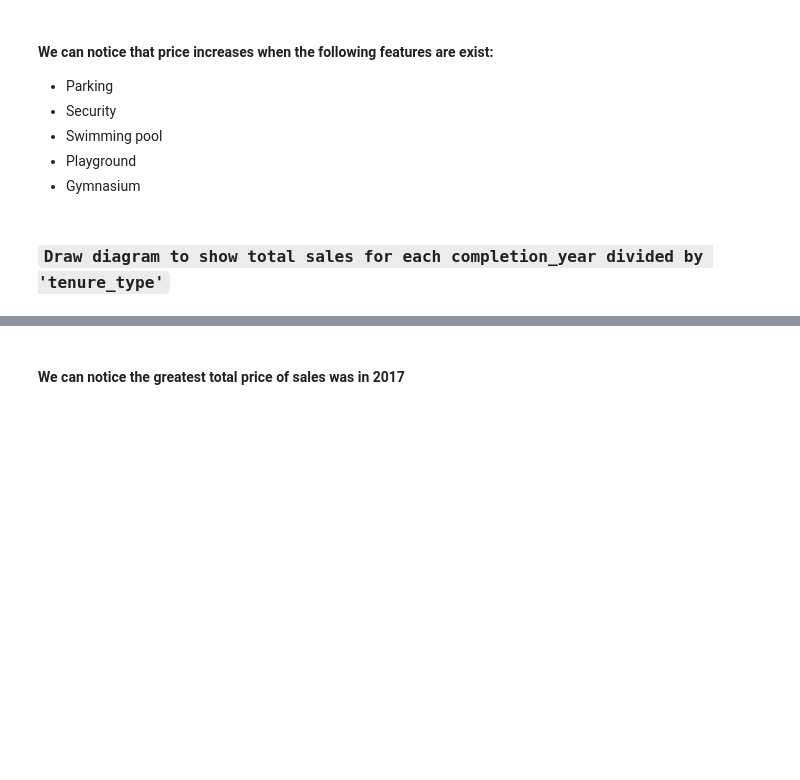
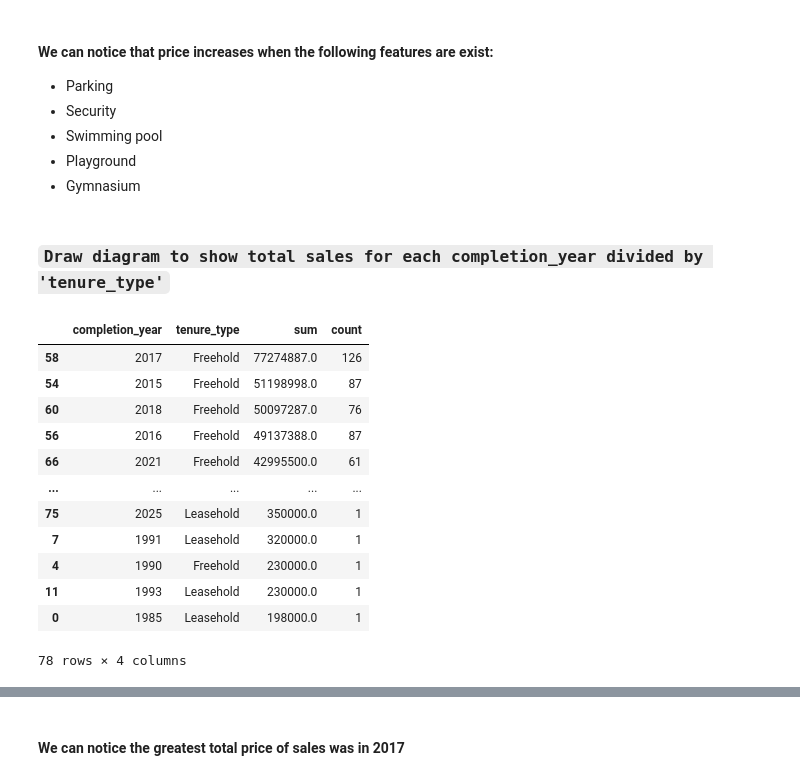
Before and after one commit to aahmedsherif/FinalProject, a Jupyter notebook: script.ipynb, the cells around one changed output, grey strips where cells are left out. Saved outputs shown, nothing was run; the diff lists cells and outputs as text; code cells hidden in the pictures; blank space fills up the shorter version.

```diff
--- a/script.ipynb
+++ b/script.ipynb
@@ -517,6 +517,21 @@ draw_histplots_for_price_with_columns('Features effect on price', df_price_filte
 # %%
 df_grouped = pd.DataFrame( df.groupby(by=['completion_year', 'tenure_type'])['price'].aggregate(['sum','count']) )
 df_grouped.reset_index(drop=False, inplace=True )
+df_grouped.sort_values(by='sum', ascending=False)
+# %% [output]
+|  | completion_year | tenure_type | sum | count |
+| 58 | 2017 | Freehold | 77274887.0 | 126 |
+| 54 | 2015 | Freehold | 51198998.0 | 87 |
+| 60 | 2018 | Freehold | 50097287.0 | 76 |
+| 56 | 2016 | Freehold | 49137388.0 | 87 |
+| 66 | 2021 | Freehold | 42995500.0 | 61 |
+| ... | ... | ... | ... | ... |
+| 75 | 2025 | Leasehold | 350000.0 | 1 |
+| 7 | 1991 | Leasehold | 320000.0 | 1 |
+| 4 | 1990 | Freehold | 230000.0 | 1 |
+| 11 | 1993 | Leasehold | 230000.0 | 1 |
+| 0 | 1985 | Leasehold | 198000.0 | 1 |
+78 rows × 4 columns
 # %%
 plt.figure(figsize=(15,5))
 sns.barplot(data=df_grouped, x = 'completion_year', y='sum', hue='tenure_type')
```
Also changed, not shown: parts of 3 cells of this notebook.
